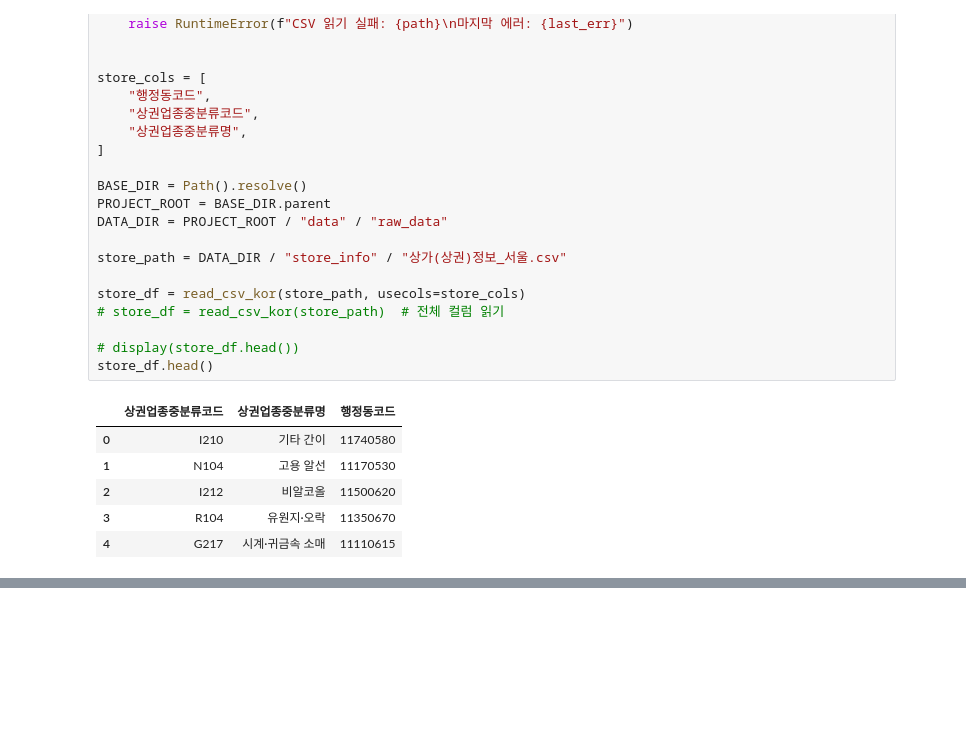
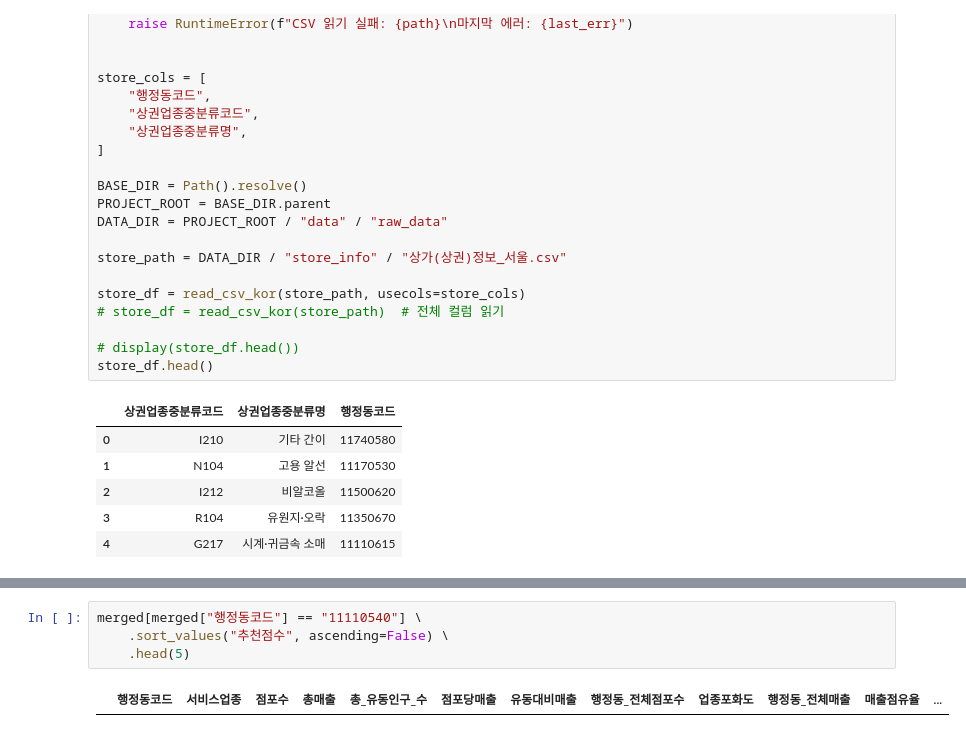
Before and after one commit to rlarbals1210/commercial-area-analysis-ai, a Jupyter notebook: ai/train.ipynb, the cells around one changed output, grey strips where cells are left out. Drawn from its saved outputs; the diff is of its cells as text; blank space fills up the shorter version.

```diff
--- a/ai/train.ipynb
+++ b/ai/train.ipynb
@@ -203,0 +947,6 @@ Index(['행정동_코드', '총_유동인구_수', '남성_유동인구_수', '
+# %%
+merged[merged["행정동코드"] == "11110540"] \
+    .sort_values("추천점수", ascending=False) \
+    .head(5)
+# %% [output]
+|  | 행정동코드 | 서비스업종 | 점포수 | 총매출 | 총_유동인구_수 | 점포당매출 | 유동대비매출 | 행정동_전체점포수 | 업종포화도 | 행정동_전체매출 | 매출점유율 | ... |
```
Also changed, not shown: parts of 10 cells of this notebook, 3 other files.
